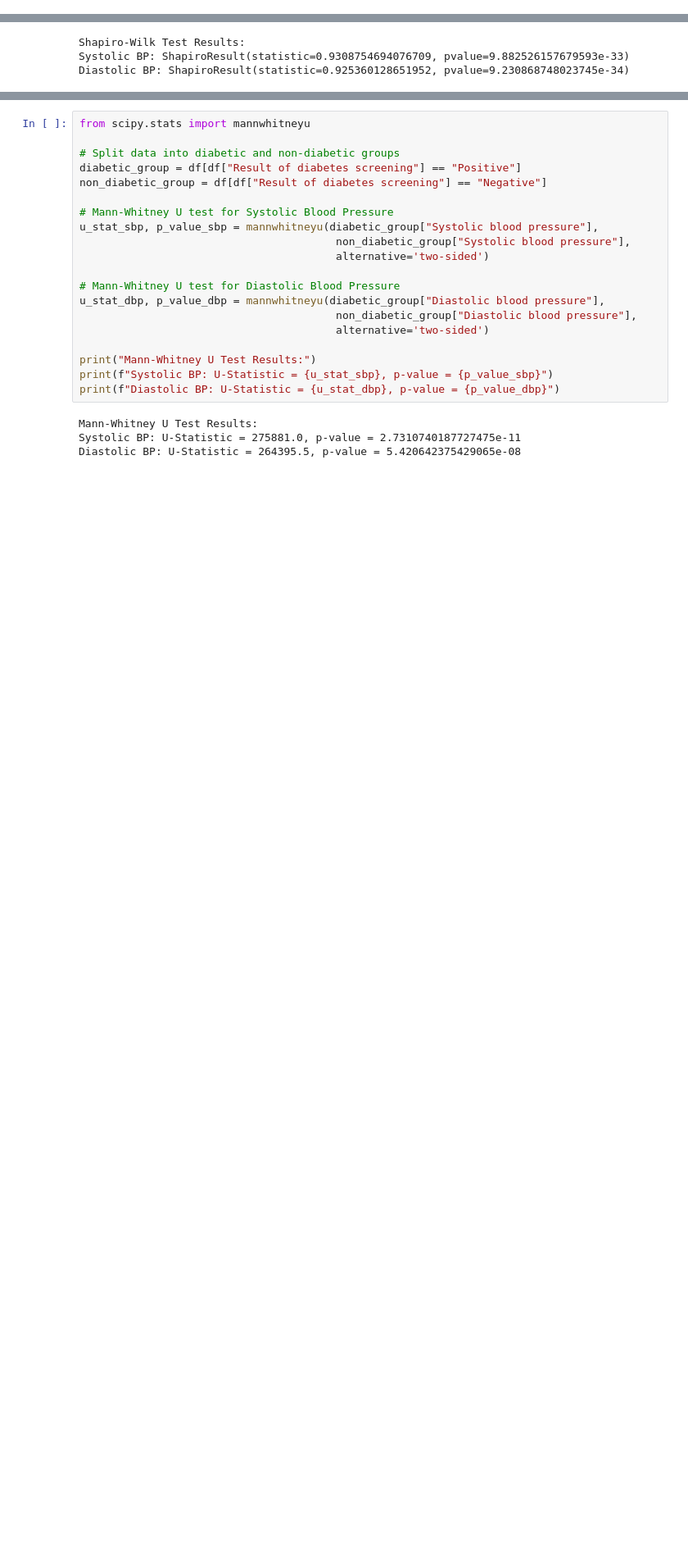
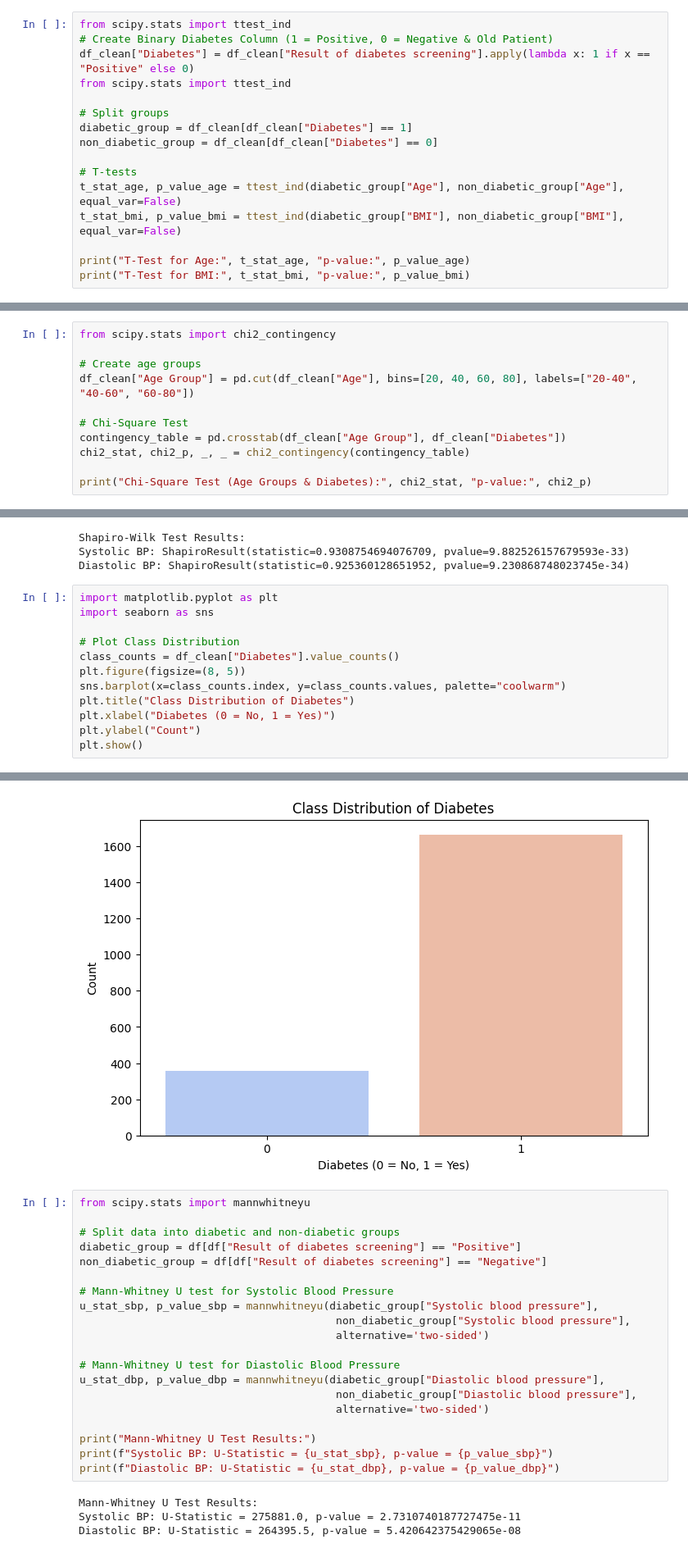
Before and after one commit to mohsenSarvariHero/statistics, a Jupyter notebook: statistics.ipynb, the cells around one changed output, grey strips where cells are left out. Shown: that part at 82% size. Drawn from its saved outputs; the diff is of its cells as text; blank space fills up the shorter version.

```diff
--- a/statistics.ipynb
+++ b/statistics.ipynb
@@ -272,0 +276,16 @@ Spearman correlation between BMI and Diabetes: SignificanceResult(statistic=0.23
+# %%
+from scipy.stats import ttest_ind
+# Create Binary Diabetes Column (1 = Positive, 0 = Negative & Old Patient)
+df_clean["Diabetes"] = df_clean["Result of diabetes screening"].apply(lambda x: 1 if x == "Positive" else 0)
+from scipy.stats import ttest_ind
+
+# Split groups
+diabetic_group = df_clean[df_clean["Diabetes"] == 1]
+non_diabetic_group = df_clean[df_clean["Diabetes"] == 0]
+
+# T-tests
+t_stat_age, p_value_age = ttest_ind(diabetic_group["Age"], non_diabetic_group["Age"], equal_var=False)
+t_stat_bmi, p_value_bmi = ttest_ind(diabetic_group["BMI"], non_diabetic_group["BMI"], equal_var=False)
+
+print("T-Test for Age:", t_stat_age, "p-value:", p_value_age)
+print("T-Test for BMI:", t_stat_bmi, "p-value:", p_value_bmi)
@@ -272,0 +392,11 @@ Spearman correlation between BMI and Diabetes: SignificanceResult(statistic=0.23
+# %%
+from scipy.stats import chi2_contingency
+
+# Create age groups
+df_clean["Age Group"] = pd.cut(df_clean["Age"], bins=[20, 40, 60, 80], labels=["20-40", "40-60", "60-80"])
+
+# Chi-Square Test
+contingency_table = pd.crosstab(df_clean["Age Group"], df_clean["Diabetes"])
+chi2_stat, chi2_p, _, _ = chi2_contingency(contingency_table)
+
+print("Chi-Square Test (Age Groups & Diabetes):", chi2_stat, "p-value:", chi2_p)
@@ -334,3 +466,16 @@ print("Diastolic BP:", shapiro_diastolic)
 Shapiro-Wilk Test Results:
 Systolic BP: ShapiroResult(statistic=0.9308754694076709, pvalue=9.882526157679593e-33)
 Diastolic BP: ShapiroResult(statistic=0.925360128651952, pvalue=9.230868748023745e-34)
+# %%
+import matplotlib.pyplot as plt
+import seaborn as sns
+
+# Plot Class Distribution
+class_counts = df_clean["Diabetes"].value_counts()
+plt.figure(figsize=(8, 5))
+sns.barplot(x=class_counts.index, y=class_counts.values, palette="coolwarm")
+plt.title("Class Distribution of Diabetes")
+plt.xlabel("Diabetes (0 = No, 1 = Yes)")
+plt.ylabel("Count")
+plt.show()
+# %% [output]
@@ -337,3 +485,4 @@ Diastolic BP: ShapiroResult(statistic=0.925360128651952, pvalue=9.23086874802374
+[figure, added]
 # %%
 from scipy.stats import mannwhitneyu
 
```
Also changed, not shown: parts of 23 cells of this notebook.
